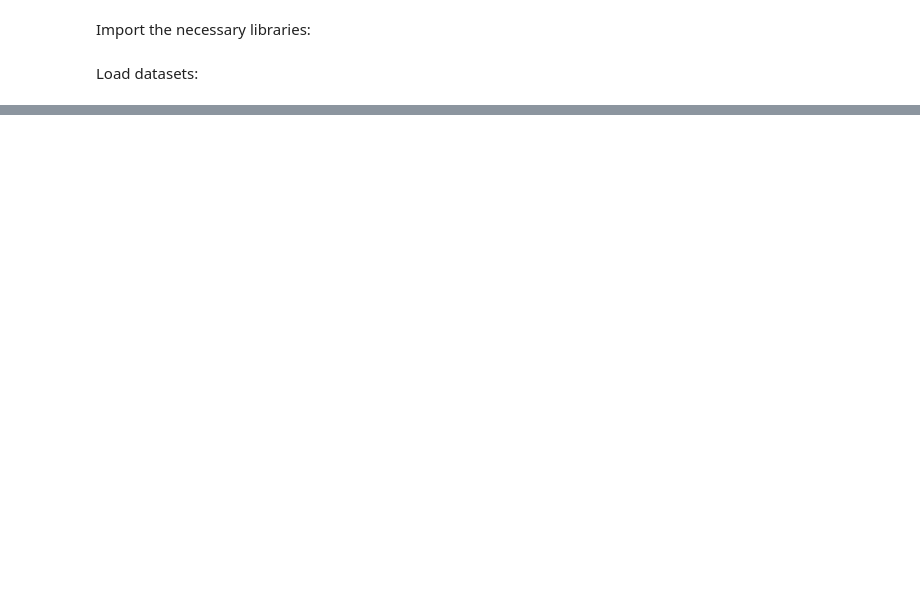
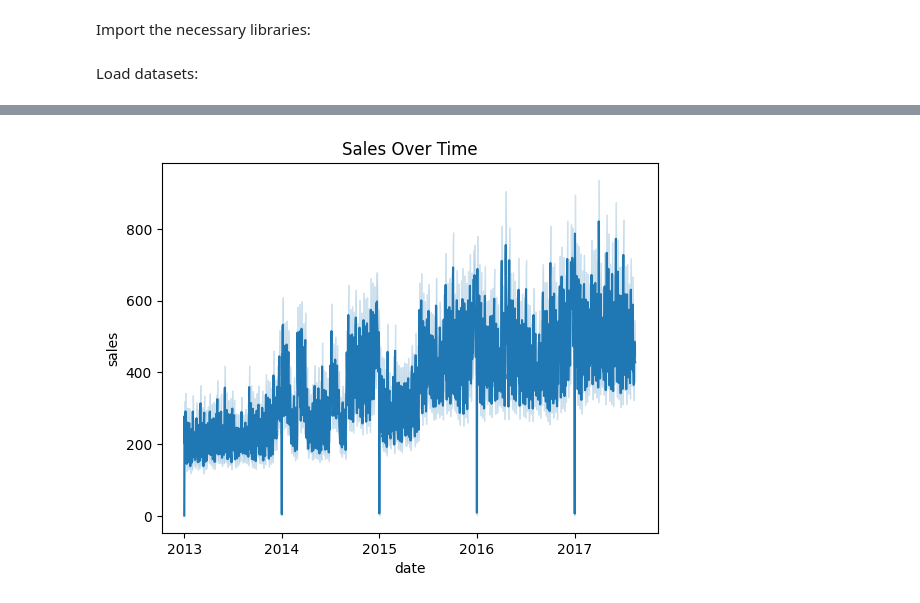
Before and after one commit to Cosimocarl/TimeSeriesProject-StoreSales, a Jupyter notebook: PrimaVersione.ipynb, the cells around one changed output, grey strips where cells are left out. Drawn from its saved outputs; the diff is of its cells as text; code cells hidden in the pictures; blank space fills up the shorter version.

```diff
--- a/PrimaVersione.ipynb
+++ b/PrimaVersione.ipynb
@@ -40,0 +259,8 @@ train_data = pd.read_csv()
+# %%
+import seaborn as sns
+
+sns.lineplot(data=train_data, x='date', y='sales')  # Replace 'sales' with the column you want to visualize
+plt.title('Sales Over Time')
+plt.show()
+# %% [output]
+[figure, added]
```
Also changed, not shown: parts of 87 cells of this notebook, 6 other files.
